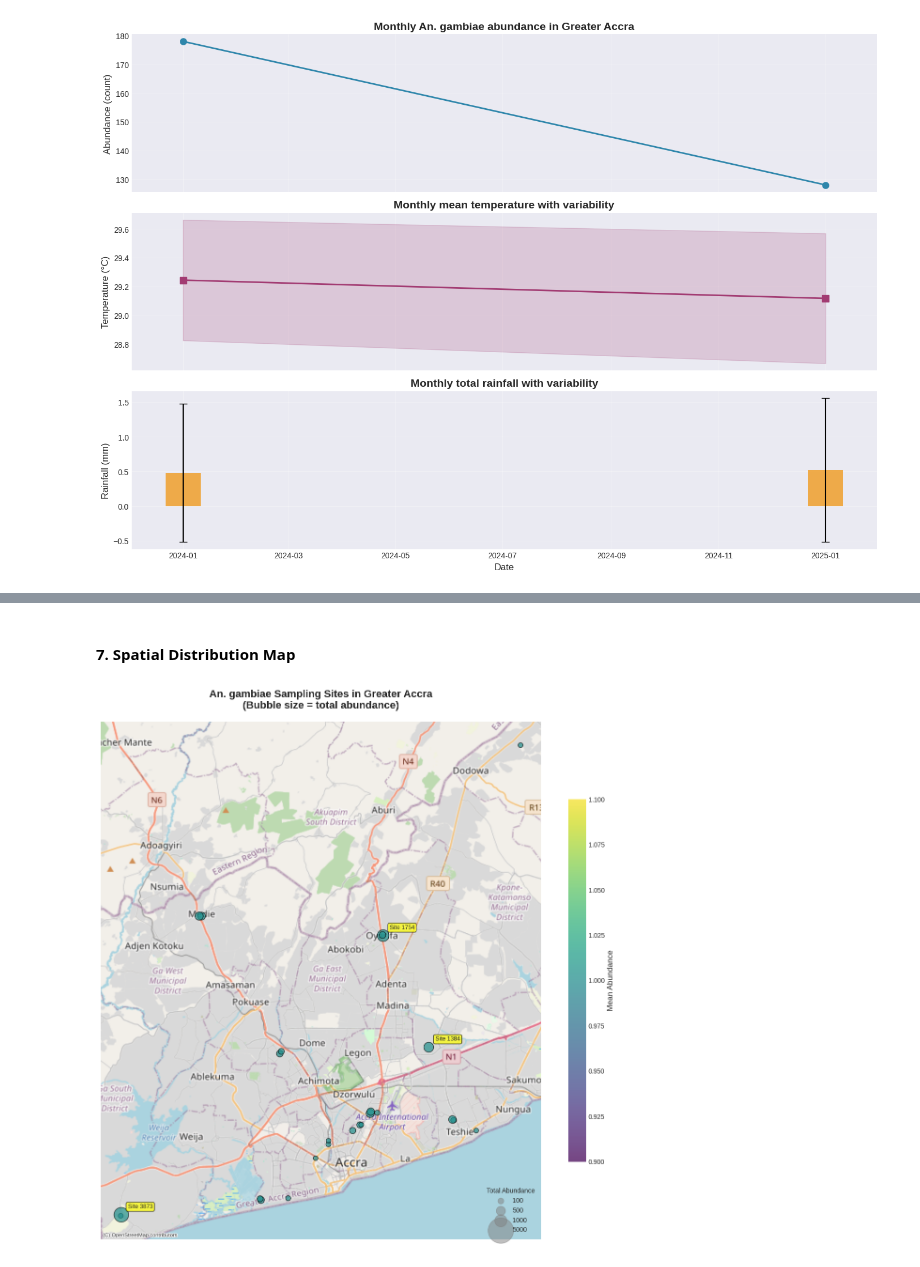
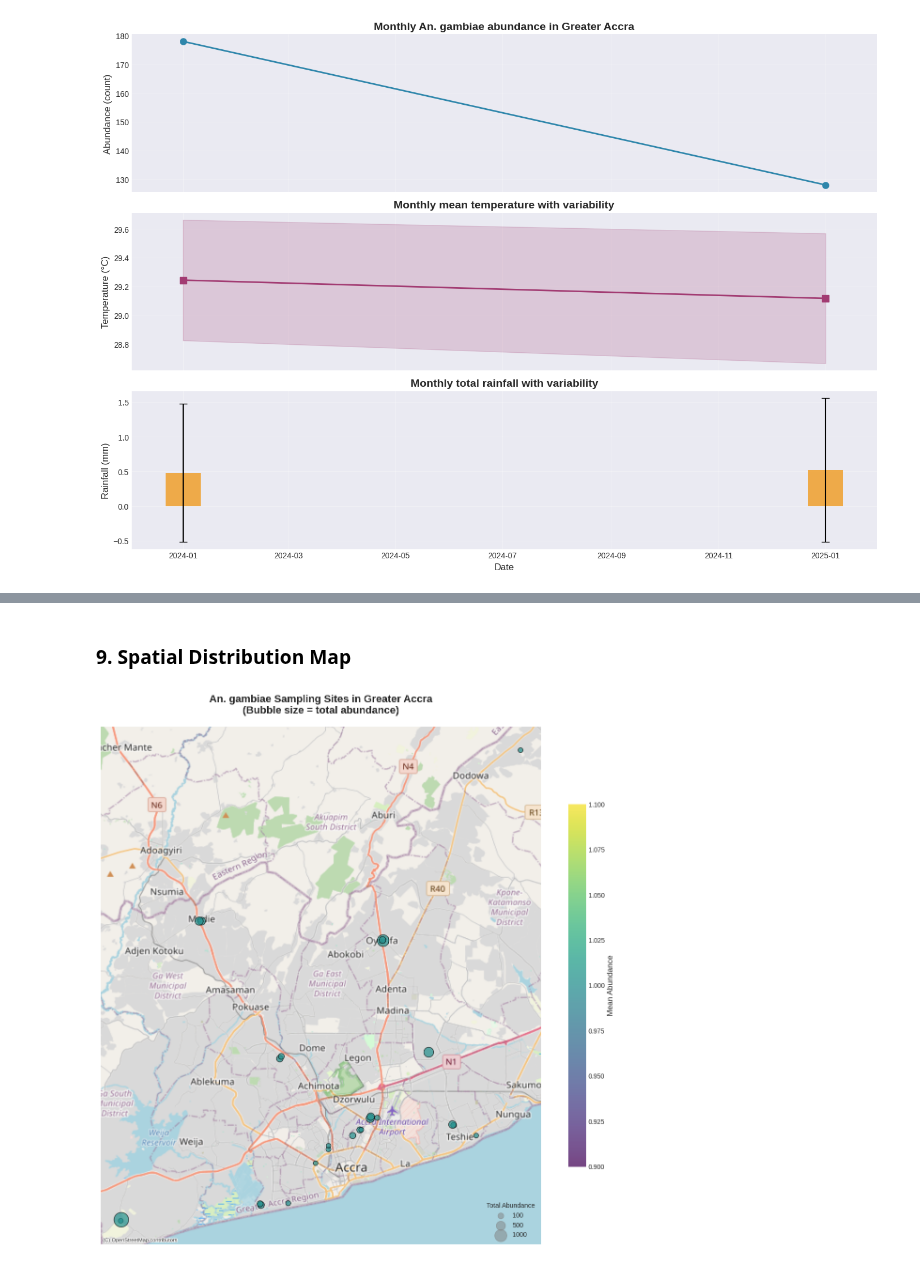
Before and after one commit to Vansnoden/vbd-cdm, a Jupyter notebook: notebooks/updated_analysis.ipynb, the cells around one changed output, grey strips where cells are left out. Cells and saved outputs as stored; diff of their text form; code cells hidden in the pictures.

```diff
--- a/notebooks/updated_analysis.ipynb
+++ b/notebooks/updated_analysis.ipynb
@@ -309,11 +572,15 @@ lag_correlations = analyze_lagged_correlations(df_merged)
 # %% [markdown]
-#### 7. Spatial Distribution Map
+### 9. Spatial Distribution Map
 # %%
-def create_sampling_map(gdf_accra):
+def create_sampling_map(gdf_points, region_name):
     """Create a map of sampling sites with abundance."""
 
+    if gdf_points is None or len(gdf_points) == 0:
+        print("No points to map")
+        return None
+
     # Aggregate by site
-    df_sites = gdf_accra.groupby(['location_code', 'lat', 'lon'], as_index=False)['count'].agg(['sum', 'mean', 'count'])
+    df_sites = gdf_points.groupby(['location_code', 'lat', 'lon'], as_index=False)['count'].agg(['sum', 'mean', 'count'])
     df_sites.columns = ['location_code', 'lat', 'lon', 'total_abundance', 'mean_abundance', 'n_observations']
 
     gdf_sites = gpd.GeoDataFrame(
@@ -331,56 +598,56 @@ def create_sampling_map(gdf_accra):
     # Scale bubble sizes
     min_size = 50
     max_size = 500
-    sizes = min_size + (gdf_sites_3857['total_abundance'] / gdf_sites_3857['total_abundance'].max()) * (max_size - min_size)
+    if df_sites['total_abundance'].max() > 0:
+        sizes = min_size + (gdf_sites_3857['total_abundance'] / gdf_sites_3857['total_abundance'].max()) * (max_size - min_size)
+    else:
+        sizes = min_size
 
     # Plot sites
     scatter = ax.scatter(
         gdf_sites_3857.geometry.x,
         gdf_sites_3857.geometry.y,
         s=sizes,
         c=gdf_sites_3857['mean_abundance'],
         cmap='viridis',
         alpha=0.7,
         edgecolors='black',
         linewidth=1
     )
 
     # Add colorbar
     cbar = plt.colorbar(scatter, ax=ax, shrink=0.7)
     cbar.set_label('Mean Abundance', fontsize=12)
 
     # Add basemap
     ctx.add_basemap(ax, source=ctx.providers.OpenStreetMap.Mapnik)
 
-    # Add annotations for sites with highest abundance
-    top_sites = gdf_sites_3857.nlargest(3, 'total_abundance')
-    for idx, row in top_sites.iterrows():
-        ax.annotate(
-            f'Site {row["location_code"][-4:]}',
-            (row.geometry.x, row.geometry.y),
-            xytext=(10, 10),
-            textcoords='offset points',
-            fontsize=9,
-            bbox=dict(boxstyle='round,pad=0.3', facecolor='yellow', alpha=0.7)
-        )
-
-    ax.set_title('An. gambiae Sampling Sites in Greater Accra\n(Bubble size = total abundance)',
+    # Add title
+    map_title = f'An. gambiae Sampling Sites in {region_name if region_name else COUNTRY_NAME}'
+    ax.set_title(map_title + '\n(Bubble size = total abundance)',
                  fontsize=16, fontweight='bold', pad=20)
     ax.set_axis_off()
 
     # Add legend for bubble sizes
-    legend_elements = []
-    for size in [100, 500, 1000, 5000]:
-        legend_elements.append(plt.scatter([], [], s=min_size + (size / df_sites['total_abundance'].max()) * (max_size - min_size),
-                                          c='gray', alpha=0.5, label=f'{size}'))
-    ax.legend(handles=legend_elements, loc='lower right', title='Total Abundance')
+    if df_sites['total_abundance'].max() > 0:
+        legend_elements = []
+        for size in [100, 500, 1000, 5000]:
+            if size <= df_sites['total_abundance'].max():
+                s = min_size + (size / df_sites['total_abundance'].max()) * (max_size - min_size)
+                legend_elements.append(plt.scatter([], [], s=s, c='gray', alpha=0.5, label=f'{size}'))
+        if legend_elements:
+            ax.legend(handles=legend_elements, loc='lower right', title='Total Abundance')
 
     plt.tight_layout()
     plt.show()
 
     return gdf_sites
 
-gdf_sites = create_sampling_map(gdf_accra)
+
+if gdf_filtered_points is not None and len(gdf_filtered_points) > 0:
+    gdf_sites = create_sampling_map(gdf_filtered_points, REGION_NAME)
+else:
+    print("No data for spatial map")
 # %% [output]
-[figure, old version]
+[figure, new version]
 # %% [markdown]
```
Also changed, not shown: parts of 22 cells of this notebook, 13 other files.
